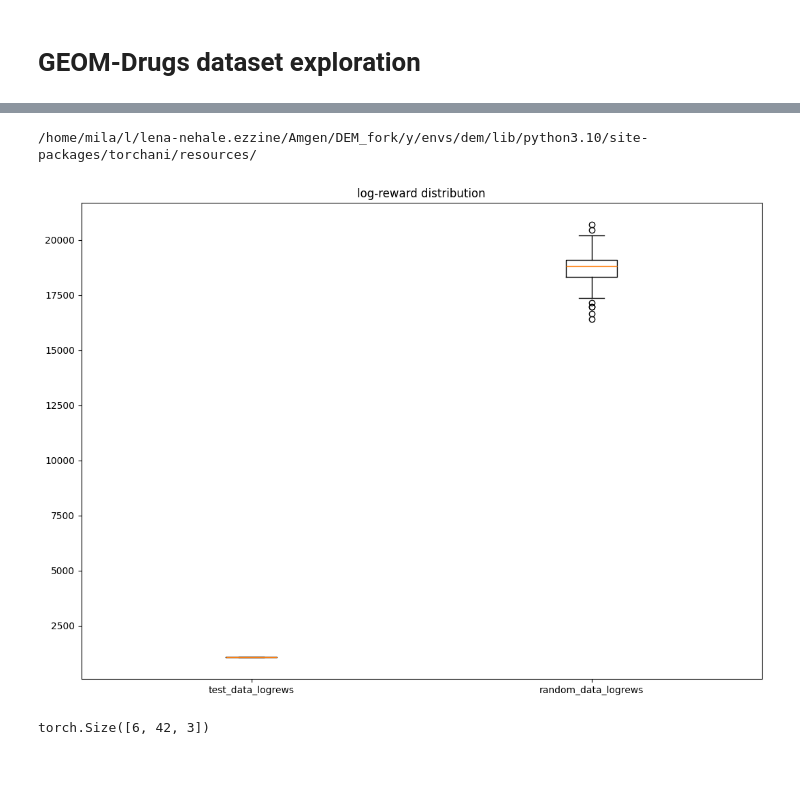
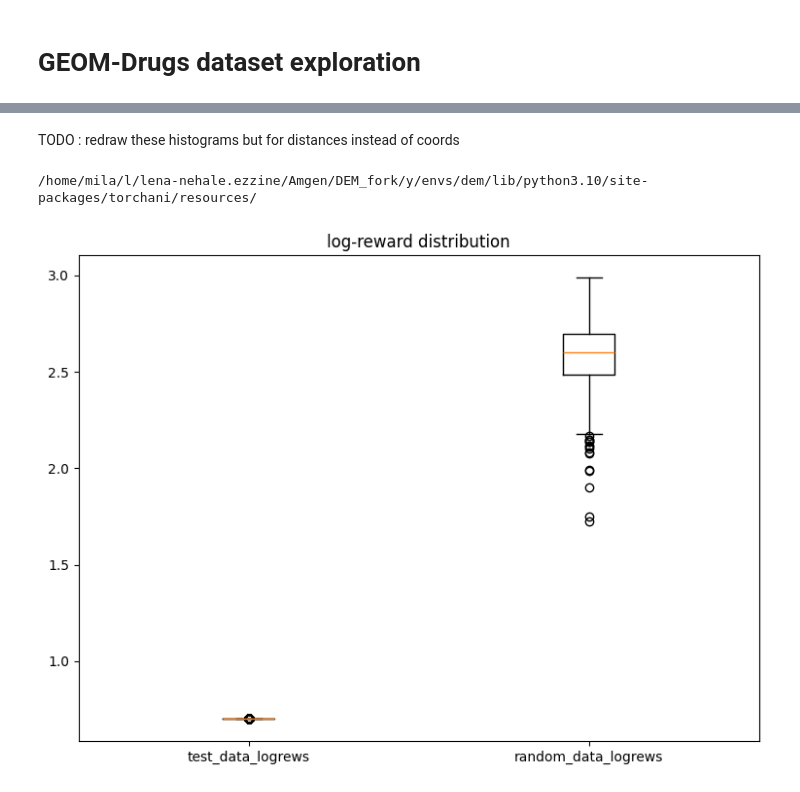
Before and after one commit to LenaNehale/DEM, a Jupyter notebook: playground.ipynb, the cells around one changed output, grey strips where cells are left out. Drawn from its saved outputs; the diff is of its cells as text; code cells hidden in the pictures; blank space fills up the shorter version.

```diff
--- a/playground.ipynb
+++ b/playground.ipynb
@@ -13,3 +10,0 @@ energy_function = TBLiteEnergy(dimensionality = 3*69, n_particles = 69, is_molec
-# %%
-coords = torch.tensor(np.load('/home/mila/l/lena-nehale.ezzine/Amgen/DEM/data/TIfV_val.npy'), dtype=torch.float32)
-atom_ids = pickle.load(open('/home/mila/l/lena-nehale.ezzine/Amgen/DEM/data/atom_ids.pkl', 'rb'))
@@ -404,0 +193,31 @@ torch.Size([6, 42, 3])
+# %%
+def get_coords(mol, device = device, requires_grad = True):
+    coords = []
+    for i in range(len(mol['conformers'])):
+        x = mol['conformers'][i]['rd_mol'].GetConformer().GetPositions()
+        coords.append(x)
+    coords = torch.Tensor(coords).to(device).requires_grad_(requires_grad)
+    return coords
+
+def get_atom_ids(mol, device = device):
+    atoms = np.array([atom.GetSymbol() for atom in mol['conformers'][0]['rd_mol'].GetAtoms()])
+    atom_ids = [getattr(periodictable, symbol).number for symbol in atoms]
+    atom_ids = torch.Tensor(atom_ids).to(device).long().unsqueeze(0)
+    return atom_ids
+
+
+def interatomic_dist(x):
+    # Compute the pairwise interatomic distances
+    # removes duplicates and diagonal
+    distances = x[:, None, :, :] - x[:, :, None, :]
+    distances = distances[
+        :,
+        torch.triu(torch.ones((x.shape[1], x.shape[1])), diagonal=1)
+        == 1,
+    ]
+    dist = torch.linalg.norm(distances, dim=-1)
+    return dist
+
+coords = get_coords(mol)
+atom_ids = get_atom_ids(mol)
+print(coords.shape, atom_ids)
@@ -425,0 +252,5 @@ plt.hist(coords.flatten().detach().cpu(), bins=50)
+# %%
+n_rand = 1000
+rand_coords = 1*torch.rand(n_rand,coords.shape[1],coords.shape[2]).to(coords.device)
+rand_dists = interatomic_dist(rand_coords).detach().cpu().numpy()
+plt.hist(rand_dists.flatten(), bins=50)
@@ -426,22 +276,20 @@ plt.hist(coords.flatten().detach().cpu(), bins=50)
+# %% [markdown]
+TODO : redraw these histograms but for distances instead of coords
 # %%
 model = torchani.models.ANI2x(periodic_table_index=True).to(device)
-test_data_logrews = - model((atom_ids.repeat(len(coords),1), coords)).energies
-random_data_logrews = - model((atom_ids.repeat(100,1), 1*torch.rand(100,coords.shape[1],coords.shape[2]).to(coords.device))).energies
+test_data_logrews = - model((atom_ids.repeat(len(coords),1), coords)).energies / 627.509
+random_data_logrews = - model((atom_ids.repeat(n_rand,1), rand_coords )).energies / 627.509
 dict_data = {'test_data_logrews': test_data_logrews.detach().cpu() , 'random_data_logrews':  random_data_logrews.detach().cpu()}
 data = [x for x in dict_data.values()]
-fig = plt.figure(figsize =(10, 7))
+fig = plt.figure(figsize =(7, 5))
 ax = fig.add_axes([0, 0, 1, 1])
 ax.set_xticklabels([x for x in dict_data.keys() ])
 ax.set_title('log-reward distribution')
 # Creating plot
 bp = ax.boxplot(data)
 
 # show plot
 plt.show()
 # %% [output]
 /home/mila/l/lena-nehale.ezzine/Amgen/DEM_fork/y/envs/dem/lib/python3.10/site-packages/torchani/resources/
-[figure, old version]
+[figure, new version]
-# %%
-coords.shape
-# %% [output]
-torch.Size([6, 42, 3])
```
Also changed, not shown: parts of 44 cells of this notebook.
